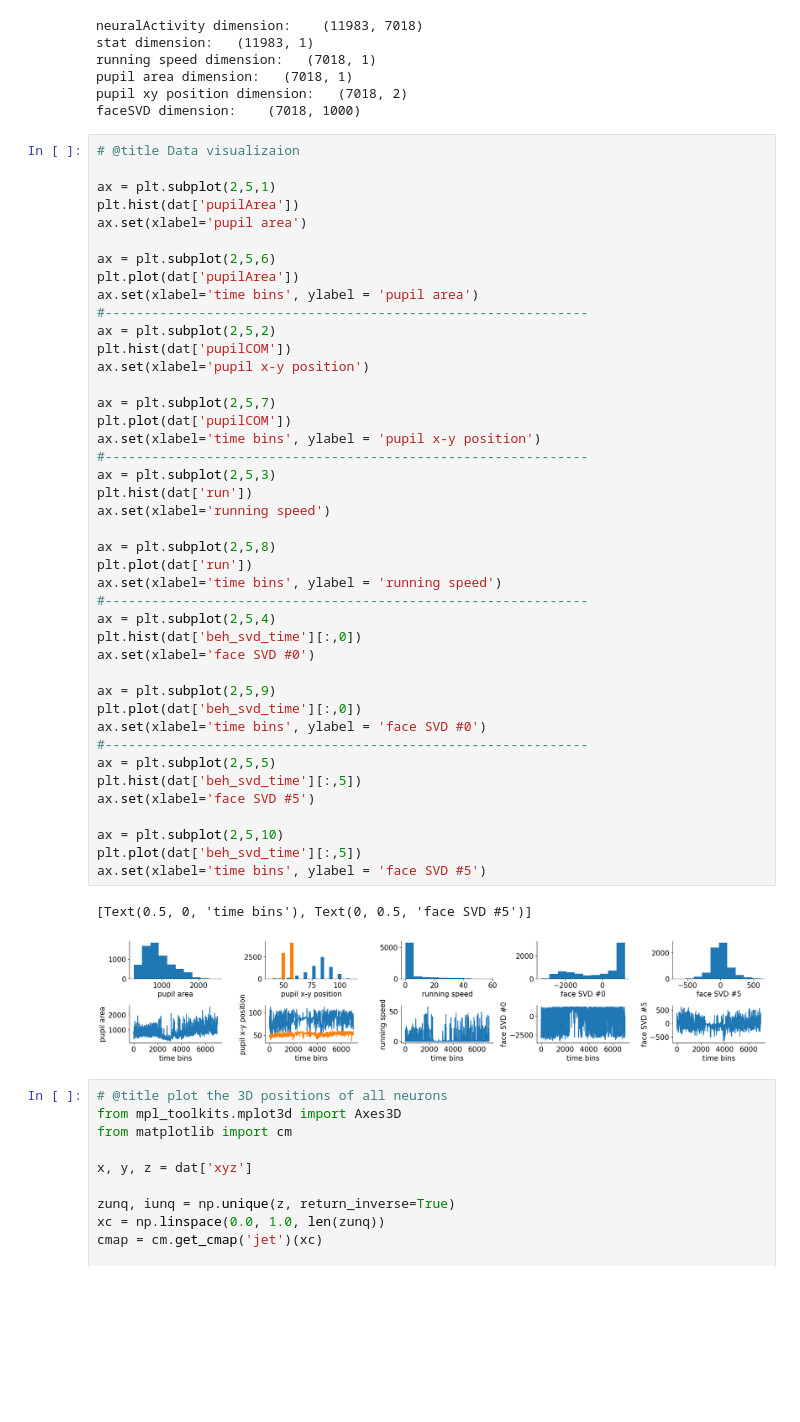
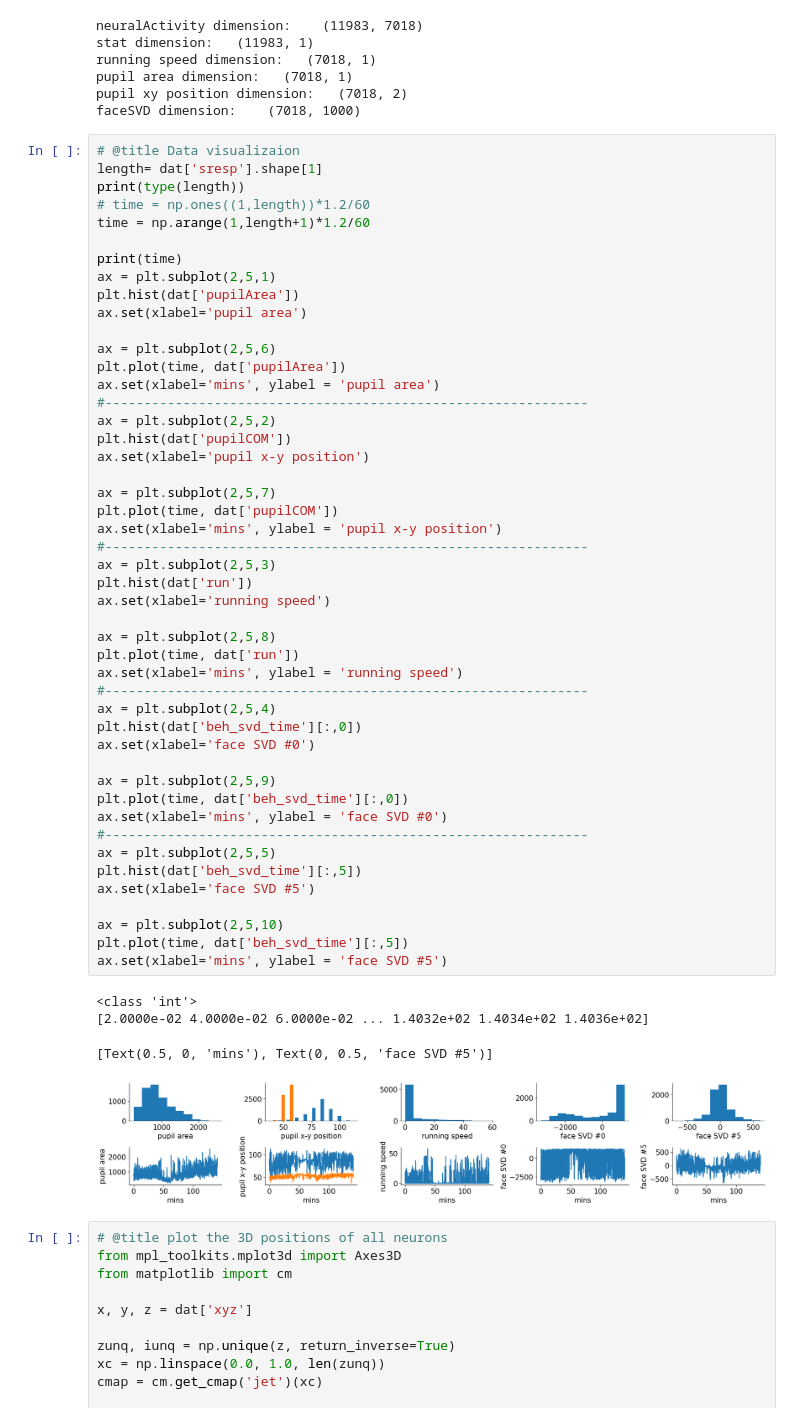
Before and after one commit to gbaghdadi/NeuromatchDeepLearningProject, a Jupyter notebook: projects/neurons/load_stringer_spontaneous.ipynb, the cells around one changed output. Cells and saved outputs as stored; diff of their text form; blank space fills up the shorter version.

```diff
--- a/projects/neurons/load_stringer_spontaneous.ipynb
+++ b/projects/neurons/load_stringer_spontaneous.ipynb
@@ -71,49 +71,56 @@ pupil xy position dimension:   (7018, 2)
 faceSVD dimension:    (7018, 1000)
 # %%
 # @title Data visualizaion
+length= dat['sresp'].shape[1]
+print(type(length))
+# time = np.ones((1,length))*1.2/60
+time = np.arange(1,length+1)*1.2/60
 
+print(time)
 ax = plt.subplot(2,5,1)
 plt.hist(dat['pupilArea'])
 ax.set(xlabel='pupil area')
 
 ax = plt.subplot(2,5,6)
-plt.plot(dat['pupilArea'])
-ax.set(xlabel='time bins', ylabel = 'pupil area')
+plt.plot(time, dat['pupilArea'])
+ax.set(xlabel='mins', ylabel = 'pupil area')
 #--------------------------------------------------------------
 ax = plt.subplot(2,5,2)
 plt.hist(dat['pupilCOM'])
 ax.set(xlabel='pupil x-y position')
 
 ax = plt.subplot(2,5,7)
-plt.plot(dat['pupilCOM'])
-ax.set(xlabel='time bins', ylabel = 'pupil x-y position')
+plt.plot(time, dat['pupilCOM'])
+ax.set(xlabel='mins', ylabel = 'pupil x-y position')
 #--------------------------------------------------------------
 ax = plt.subplot(2,5,3)
 plt.hist(dat['run'])
 ax.set(xlabel='running speed')
 
 ax = plt.subplot(2,5,8)
-plt.plot(dat['run'])
-ax.set(xlabel='time bins', ylabel = 'running speed')
+plt.plot(time, dat['run'])
+ax.set(xlabel='mins', ylabel = 'running speed')
 #--------------------------------------------------------------
 ax = plt.subplot(2,5,4)
 plt.hist(dat['beh_svd_time'][:,0])
 ax.set(xlabel='face SVD #0')
 
 ax = plt.subplot(2,5,9)
-plt.plot(dat['beh_svd_time'][:,0])
-ax.set(xlabel='time bins', ylabel = 'face SVD #0')
+plt.plot(time, dat['beh_svd_time'][:,0])
+ax.set(xlabel='mins', ylabel = 'face SVD #0')
 #--------------------------------------------------------------
 ax = plt.subplot(2,5,5)
 plt.hist(dat['beh_svd_time'][:,5])
 ax.set(xlabel='face SVD #5')
 
 ax = plt.subplot(2,5,10)
-plt.plot(dat['beh_svd_time'][:,5])
-ax.set(xlabel='time bins', ylabel = 'face SVD #5')
+plt.plot(time, dat['beh_svd_time'][:,5])
+ax.set(xlabel='mins', ylabel = 'face SVD #5')
 # %% [output]
-[Text(0.5, 0, 'time bins'), Text(0, 0.5, 'face SVD #5')]
+<class 'int'>
+[2.0000e-02 4.0000e-02 6.0000e-02 ... 1.4032e+02 1.4034e+02 1.4036e+02]
+[Text(0.5, 0, 'mins'), Text(0, 0.5, 'face SVD #5')]
-[figure, old version]
+[figure, new version]
 # %%
 # @title plot the 3D positions of all neurons
 from mpl_toolkits.mplot3d import Axes3D
```
